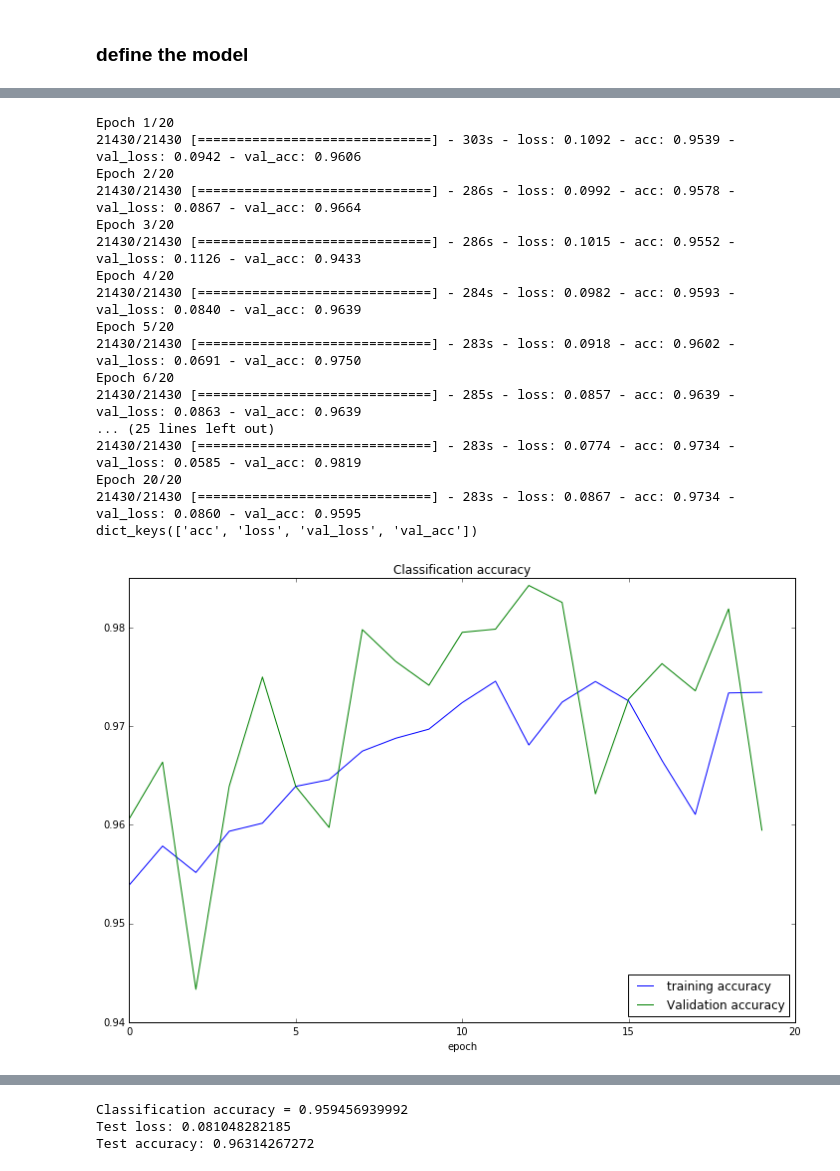
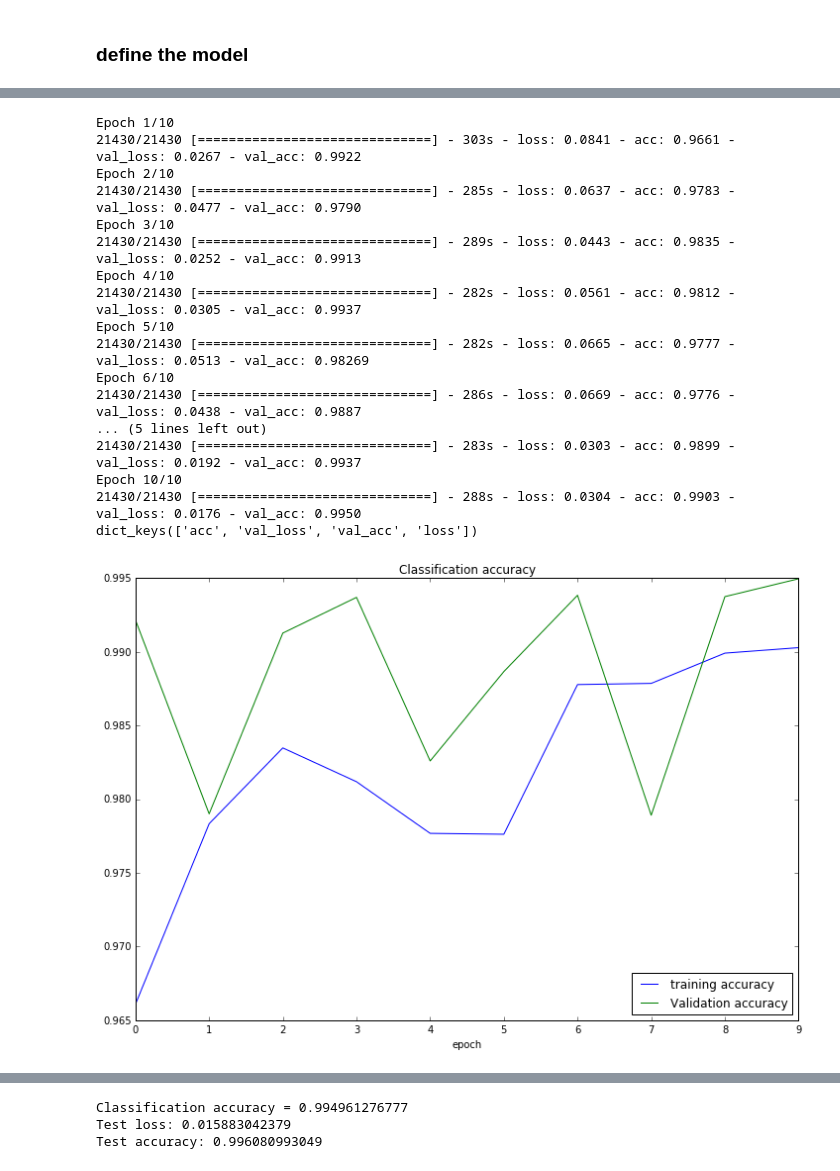
Before and after one commit to hareyakana/Script_For_TS_Keras, a Jupyter notebook: combined_3_network.ipynb, the cells around one changed output, grey strips where cells are left out. Drawn from its saved outputs; the diff is of its cells as text; code cells hidden in the pictures.

```diff
--- a/combined_3_network.ipynb
+++ b/combined_3_network.ipynb
@@ -253,50 +257,50 @@ train_gen = generator(0)
 val_gen = generator(1)
 test_gen = generator(2)
 
 steps_t = 21430
 steps_vt = 3062
 
-history = mult.fit_generator(train_gen,steps_per_epoch=steps_t, epochs=20, verbose=1, validation_data=val_gen,validation_steps=steps_vt)
+history = mult.fit_generator(train_gen,steps_per_epoch=steps_t, epochs=10, verbose=1, validation_data=val_gen,validation_steps=steps_vt)
 print(history.history.keys())
 plt.figure()
 plt.title("Classification accuracy")
 plt.xlabel("epoch")
 plt.plot(history.history['acc'],label="training accuracy")
 plt.plot(history.history['val_acc'],label="Validation accuracy")
 plt.legend(loc=4)
 plt.show()
 
 plt.figure()
 plt.title("Loss function")
 plt.xlabel("epoch")
 plt.plot(history.history['loss'],label="training loss")
 plt.plot(history.history['val_loss'],label="Validation loss")
 plt.legend()
 plt.show()
 
 print("Classification accuracy =",history.history['val_acc'][-1])
 
-mult.save("combined_3_network_modified.h5")
+mult.save("dummy.h5")
 
 score = mult.evaluate_generator(test_gen,steps=1531)
 print('Test loss:', score[0])
 print('Test accuracy:', score[1])
 # %% [output]
-Epoch 1/20
-21430/21430 [==============================] - 303s - loss: 0.1092 - acc: 0.9539 - val_loss: 0.0942 - val_acc: 0.9606
-Epoch 2/20
-21430/21430 [==============================] - 286s - loss: 0.0992 - acc: 0.9578 - val_loss: 0.0867 - val_acc: 0.9664
-Epoch 3/20
-21430/21430 [==============================] - 286s - loss: 0.1015 - acc: 0.9552 - val_loss: 0.1126 - val_acc: 0.9433
-Epoch 4/20
-21430/21430 [==============================] - 284s - loss: 0.0982 - acc: 0.9593 - val_loss: 0.0840 - val_acc: 0.9639
-Epoch 5/20
-21430/21430 [==============================] - 283s - loss: 0.0918 - acc: 0.9602 - val_loss: 0.0691 - val_acc: 0.9750
-Epoch 6/20
-21430/21430 [==============================] - 285s - loss: 0.0857 - acc: 0.9639 - val_loss: 0.0863 - val_acc: 0.9639
-... (25 lines left out)
-21430/21430 [==============================] - 283s - loss: 0.0774 - acc: 0.9734 - val_loss: 0.0585 - val_acc: 0.9819
-Epoch 20/20
-21430/21430 [==============================] - 283s - loss: 0.0867 - acc: 0.9734 - val_loss: 0.0860 - val_acc: 0.9595
-dict_keys(['acc', 'loss', 'val_loss', 'val_acc'])
+Epoch 1/10
+21430/21430 [==============================] - 303s - loss: 0.0841 - acc: 0.9661 - val_loss: 0.0267 - val_acc: 0.9922
+Epoch 2/10
+21430/21430 [==============================] - 285s - loss: 0.0637 - acc: 0.9783 - val_loss: 0.0477 - val_acc: 0.9790
+Epoch 3/10
+21430/21430 [==============================] - 289s - loss: 0.0443 - acc: 0.9835 - val_loss: 0.0252 - val_acc: 0.9913
+Epoch 4/10
+21430/21430 [==============================] - 282s - loss: 0.0561 - acc: 0.9812 - val_loss: 0.0305 - val_acc: 0.9937
+Epoch 5/10
+21430/21430 [==============================] - 282s - loss: 0.0665 - acc: 0.9777 - val_loss: 0.0513 - val_acc: 0.98269
+Epoch 6/10
+21430/21430 [==============================] - 286s - loss: 0.0669 - acc: 0.9776 - val_loss: 0.0438 - val_acc: 0.9887
+... (5 lines left out)
+21430/21430 [==============================] - 283s - loss: 0.0303 - acc: 0.9899 - val_loss: 0.0192 - val_acc: 0.9937
+Epoch 10/10
+21430/21430 [==============================] - 288s - loss: 0.0304 - acc: 0.9903 - val_loss: 0.0176 - val_acc: 0.9950
+dict_keys(['acc', 'val_loss', 'val_acc', 'loss'])
-[figure, old version]
+[figure, new version]
@@ -304,3 +308,3 @@ dict_keys(['acc', 'loss', 'val_loss', 'val_acc'])
-Classification accuracy = 0.959456939992
-Test loss: 0.081048282185
-Test accuracy: 0.96314267272
+Classification accuracy = 0.994961276777
+Test loss: 0.015883042379
+Test accuracy: 0.996080993049
```
Also changed, not shown: parts of 3 cells of this notebook, 2 other files.
